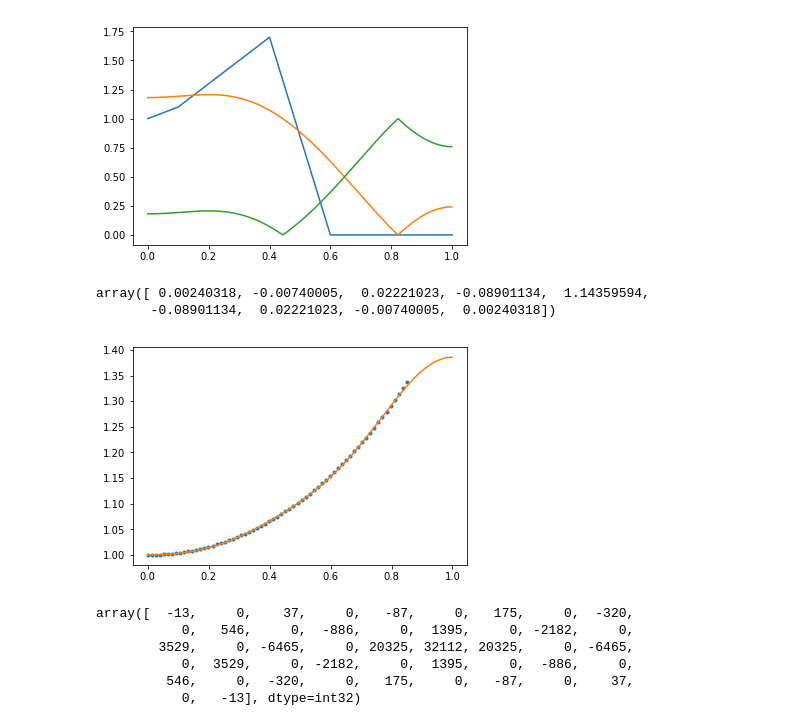
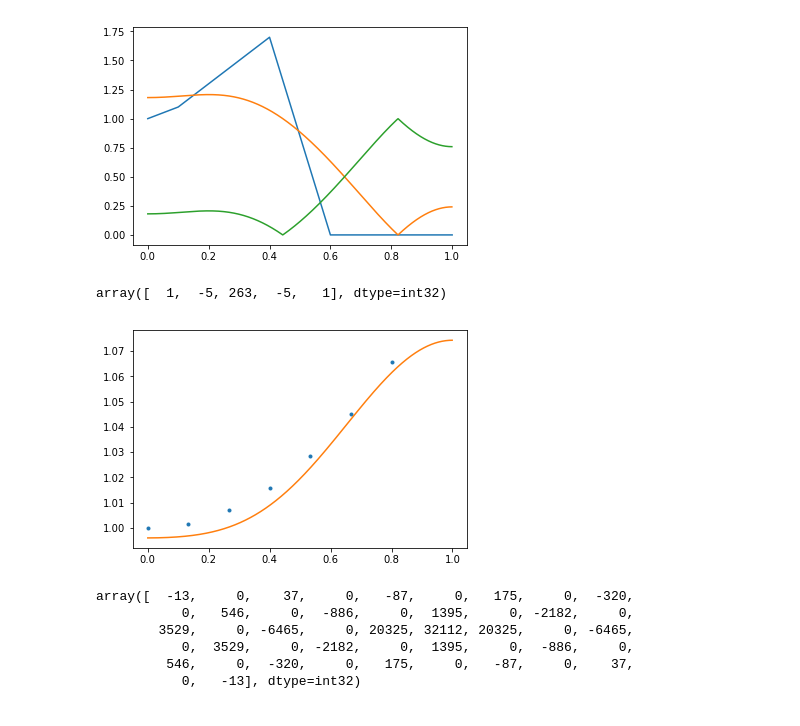
Before and after one commit to quartiq/phaser, a Jupyter notebook: half-band-filter.ipynb, the cells around one changed output. Cells and saved outputs as stored; diff of their text form; code cells hidden in the pictures.

```diff
--- a/half-band-filter.ipynb
+++ b/half-band-filter.ipynb
@@ -354,35 +354,38 @@ FIR(f(b)).plot_freq(plt.gca())
 # %%
 # CIC droop compensation filter
 
-s = np.linspace(1e-9, .42*2 + .01, 65)
+s = np.linspace(1e-9, .4*2, 7)
 rm, n, k = 4, 7, 8*2
 h = (np.sin(np.pi*rm*s/k)/(rm*np.sin(np.pi*s/k)))**n
 rm, n, k = 8, 6, 64/3*2
 h = h*(np.sin(np.pi*rm*s/k)/(rm*np.sin(np.pi*s/k)))**n
 
 rm, n, k = 8, 7, 64/3*2
 h = (np.sin(np.pi*rm*s/k)/(rm*np.sin(np.pi*s/k)))**n
 
+rm, n, k = 5, 4, 20/1.*2
+h = (np.sin(np.pi*rm*s/k)/(rm*np.sin(np.pi*s/k)))**n
+
 #rm, n, k = 8*4, 8, 4*8*4
 #h = (np.sin(np.pi*rm*s/k)/(rm*np.sin(np.pi*s/k)))**n
 
 plt.plot(s, 1/np.absolute(h), ".")
 
 ciccomp = FIR(signal.firls(
-    9,
+    5,
     np.repeat(s, 2)[1:-1],
     1/np.absolute(np.repeat(h, 2)[1:-1])
 ))
-ciccomp.b /= ciccomp.b.sum()
-#ciccomp.b *= .97
-#ciccomp.quantize(1 << 10)
+#ciccomp.b /= ciccomp.b.sum()
+ciccomp.b *= .998
+#ciccomp.b *= 1/ciccomp.b[len(ciccomp.b)//2]
+ciccomp.quantize(1 << 8)
 #ciccomp.b[3] -= 3
 ciccomp.plot_freq(plt.gca(), inset=False)
 ciccomp.b
 # %% [output]
-array([ 0.00240318, -0.00740005,  0.02221023, -0.08901134,  1.14359594,
-       -0.08901134,  0.02221023, -0.00740005,  0.00240318])
+array([  1,  -5, 263,  -5,   1], dtype=int32)
-[figure, old version]
+[figure, new version]
 # %%
 # tweaking passband gain
 plt.yscale("log")
```
Also changed, not shown: parts of 10 cells of this notebook, 1 other file.
